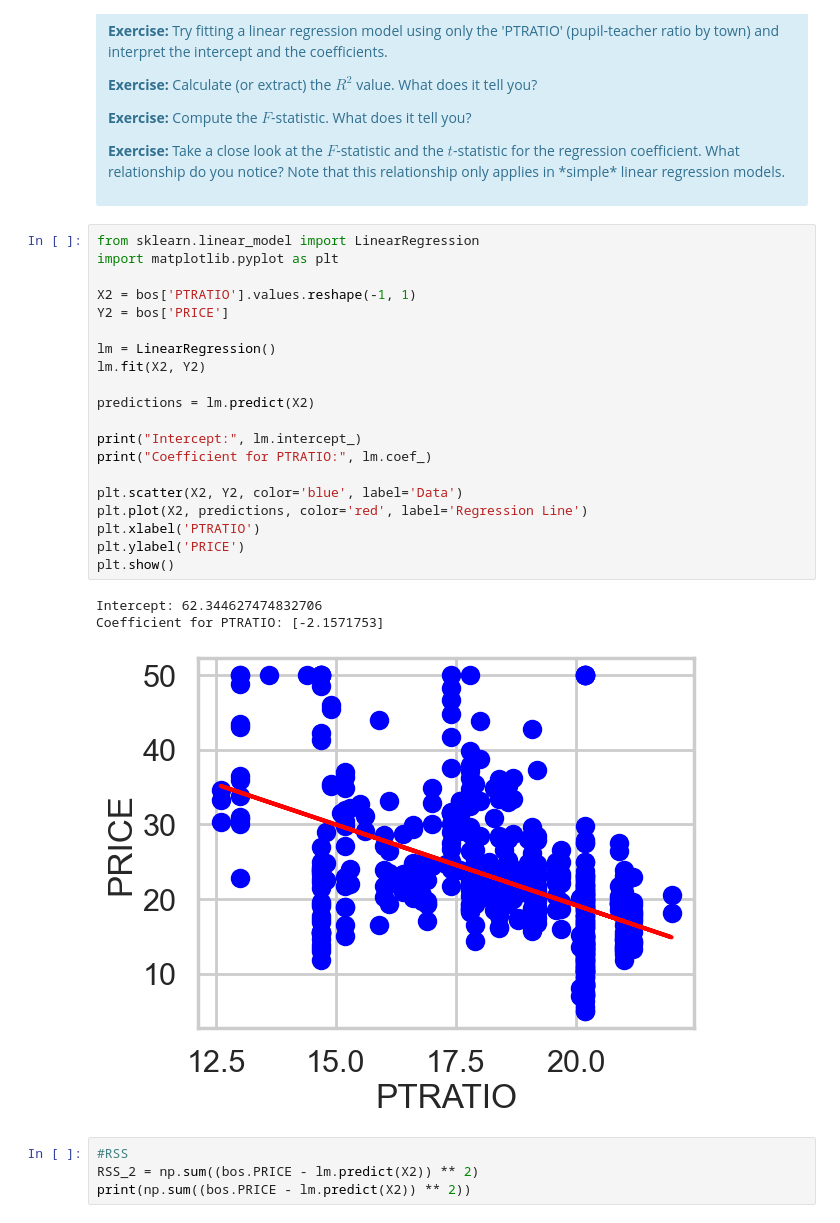
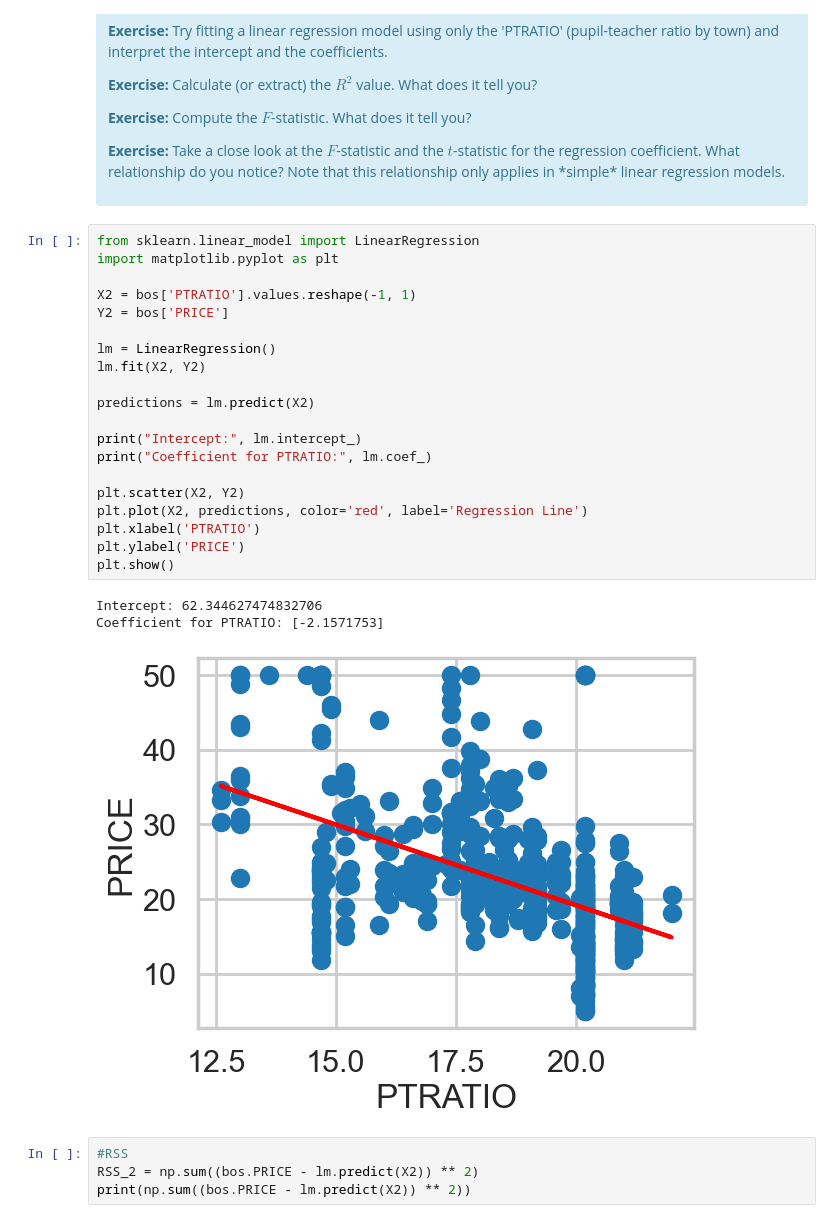
Before and after one commit to rswartz2/Springboard, a Jupyter notebook: Mini_Project_Linear_Regression ROGER SWARTZ FINAL.ipynb, the cells around one changed output. Drawn from its saved outputs; the diff is of its cells as text.

```diff
--- a/Mini_Project_Linear_Regression ROGER SWARTZ FINAL.ipynb
+++ b/Mini_Project_Linear_Regression ROGER SWARTZ FINAL.ipynb
@@ -620,27 +620,27 @@ Once we compute the $F$-statistic, we can use the $F$-distribution with $N-K$ an
 # %%
 from sklearn.linear_model import LinearRegression
 import matplotlib.pyplot as plt
 
 X2 = bos['PTRATIO'].values.reshape(-1, 1)
 Y2 = bos['PRICE']
 
 lm = LinearRegression()
 lm.fit(X2, Y2)
 
 predictions = lm.predict(X2)
 
 print("Intercept:", lm.intercept_)
 print("Coefficient for PTRATIO:", lm.coef_)
 
-plt.scatter(X2, Y2, color='blue', label='Data')
+plt.scatter(X2, Y2)
 plt.plot(X2, predictions, color='red', label='Regression Line')
 plt.xlabel('PTRATIO')
 plt.ylabel('PRICE')
 plt.show()
 # %% [output]
 Intercept: 62.344627474832706
 Coefficient for PTRATIO: [-2.1571753]
-[figure, old version]
+[figure, new version]
 # %%
 #RSS
 RSS_2 = np.sum((bos.PRICE - lm.predict(X2)) ** 2)
```
Also changed, not shown: parts of 8 cells of this notebook.
